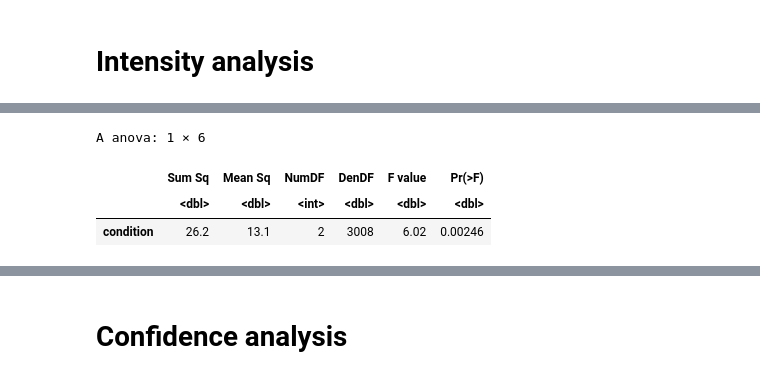
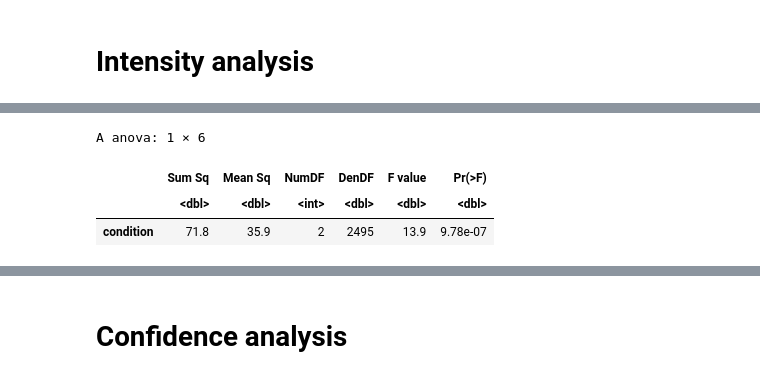
Before and after one commit to josedvq/lared-laughter, a Jupyter notebook: annotation/analysis/statistical_modeling.ipynb, the cells around one changed output, grey strips where cells are left out. Saved outputs shown, nothing was run; the diff lists cells and outputs as text; code cells hidden in the pictures.

```diff
--- a/annotation/analysis/statistical_modeling.ipynb
+++ b/annotation/analysis/statistical_modeling.ipynb
@@ -27,10 +59,9 @@ results = read.csv('results.csv')
 # %%
-intensity_model.1 = lmer(intensity ~ (1|hit_id) + condition, data=results)
+intensity_model.1 = lmer(norm_intensity ~ (1|instance_id) + condition, data=results)
+anova(intensity_model.1)
+# %% [output]
+A anova: 1 × 6
+|  | Sum Sq | Mean Sq | NumDF | DenDF | F value | Pr(>F) |
+|  | <dbl> | <dbl> | <int> | <dbl> | <dbl> | <dbl> |
+| condition | 71.8 | 35.9 | 2 | 2495 | 13.9 | 9.78e-07 |
-# %%
-anova(intensity_model.1)
-# %% [output]
-A anova: 1 × 6
-|  | Sum Sq | Mean Sq | NumDF | DenDF | F value | Pr(>F) |
-|  | <dbl> | <dbl> | <int> | <dbl> | <dbl> | <dbl> |
-| condition | 26.2 | 13.1 | 2 | 3008 | 6.02 | 0.00246 |
 # %%
```
Also changed, not shown: parts of 16 cells of this notebook, 26 other files.
